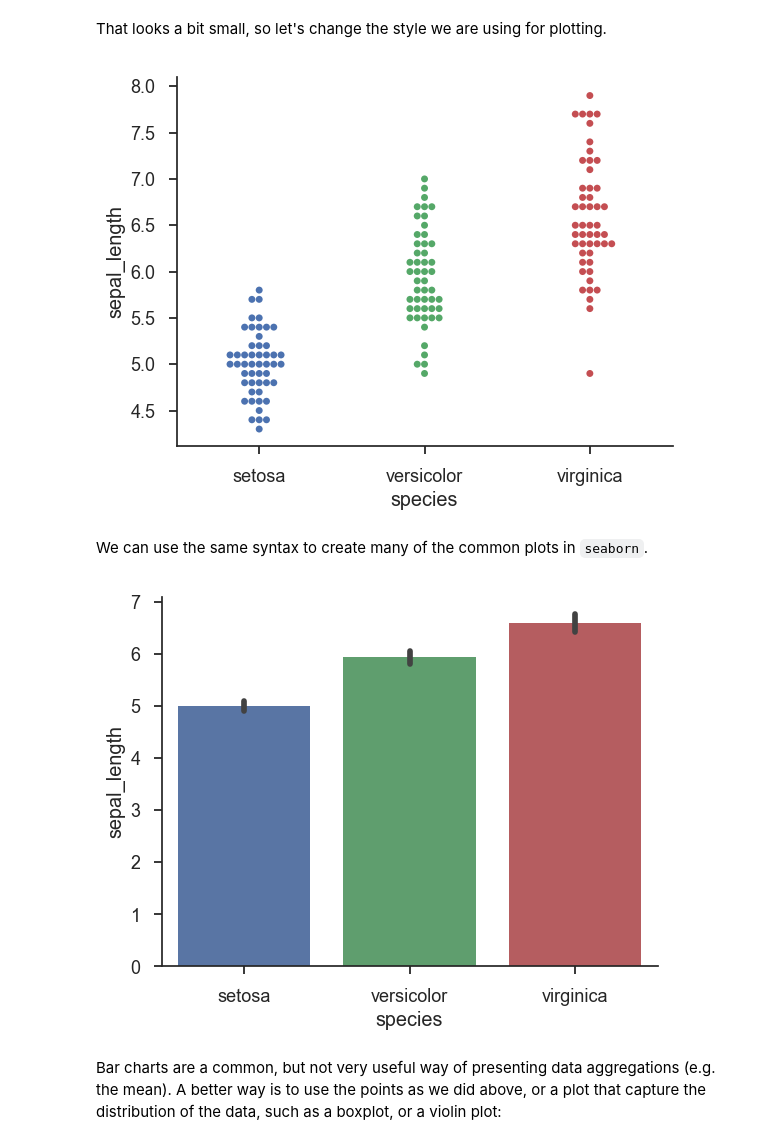
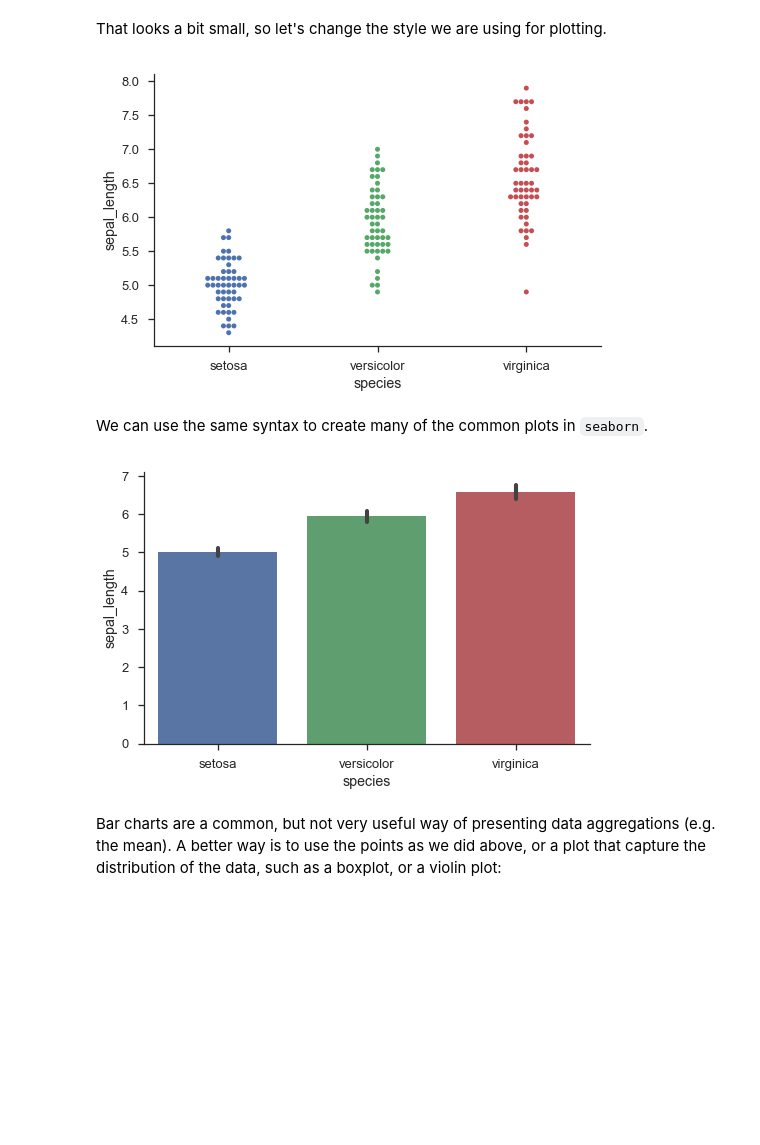
Before and after one commit to mozillascience/studyGroup, a Jupyter notebook: lessons/python/intro-data-analysis/from-spreadsheets-to-pandas-extended.ipynb, the cells around one changed output. Saved outputs shown, nothing was run; the diff lists cells and outputs as text; code cells hidden in the pictures; blank space fills up the shorter version.

```diff
--- a/lessons/python/intro-data-analysis/from-spreadsheets-to-pandas-extended.ipynb
+++ b/lessons/python/intro-data-analysis/from-spreadsheets-to-pandas-extended.ipynb
@@ -412,19 +410,19 @@ sns.swarmplot('species', 'sepal_length', data = iris)
 # %% [markdown]
 That looks a bit small, so let's change the style we are using for plotting.
 # %%
-sns.set(style = 'ticks', context = 'talk') # This applies to all subsequent plots
+sns.set(style='ticks', context='talk', rc={'figure.figsize':(8, 5)}) # This applies to all subseque
 
-sns.swarmplot('species', 'sepal_length', data = iris)
+sns.swarmplot('species', 'sepal_length', data=iris)
 sns.despine() # Remove the right and top axes lines
 # %% [output]
-[figure, old version]
+[figure, new version]
 # %% [markdown]
 We can use the same syntax to create many of the common plots in `seaborn`.
 # %%
-sns.barplot('species', 'sepal_length', data = iris)
+sns.barplot('species', 'sepal_length', data=iris)
 sns.despine() # I might set this in sns.set() to not have to type it all the time...
 # %% [output]
-[figure, old version]
+[figure, new version]
 # %% [markdown]
 Bar charts are a common, but not very useful way of presenting data aggregations (e.g. the mean). A better way is to use the points as we did above, or a plot that capture the distribution of the data, such as a boxplot, or a violin plot:
 # %%
```
Also changed, not shown: parts of 16 cells of this notebook.
